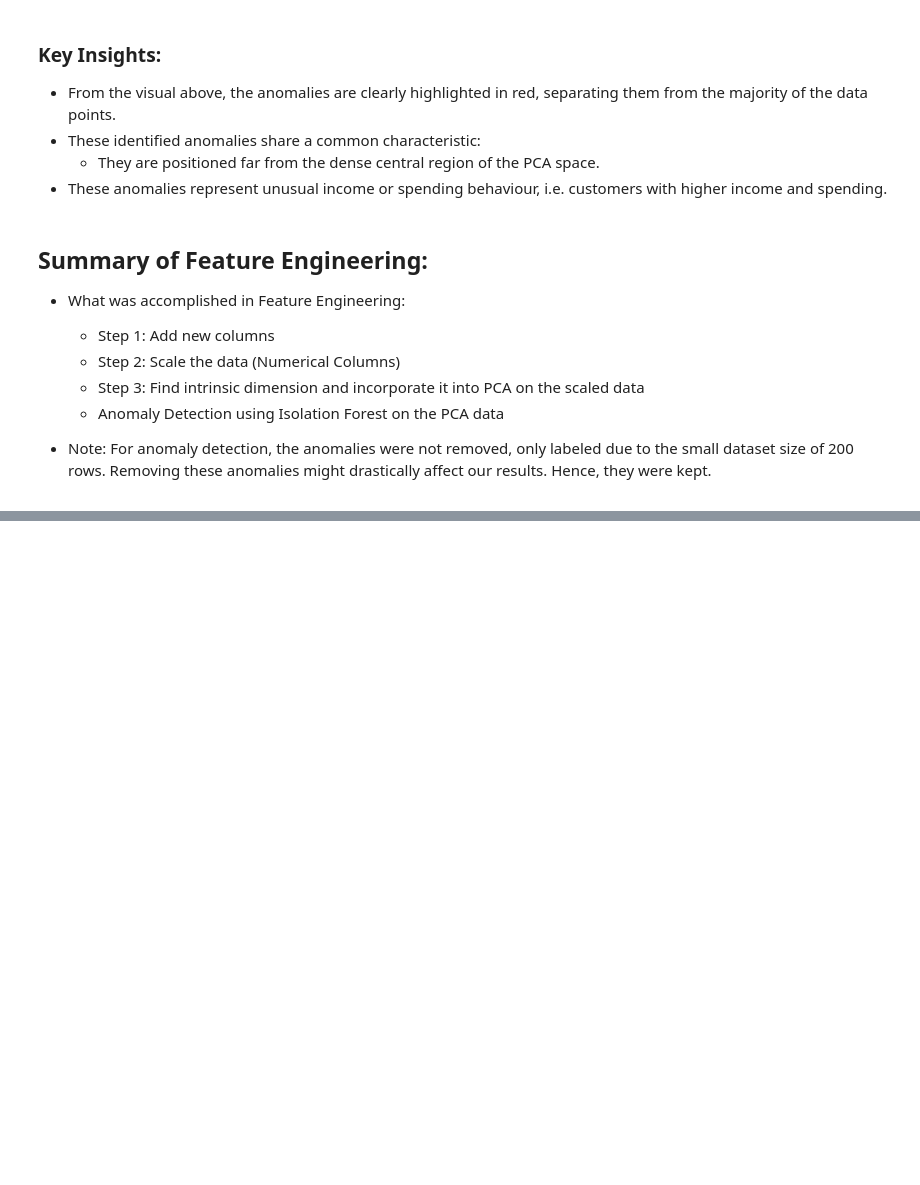
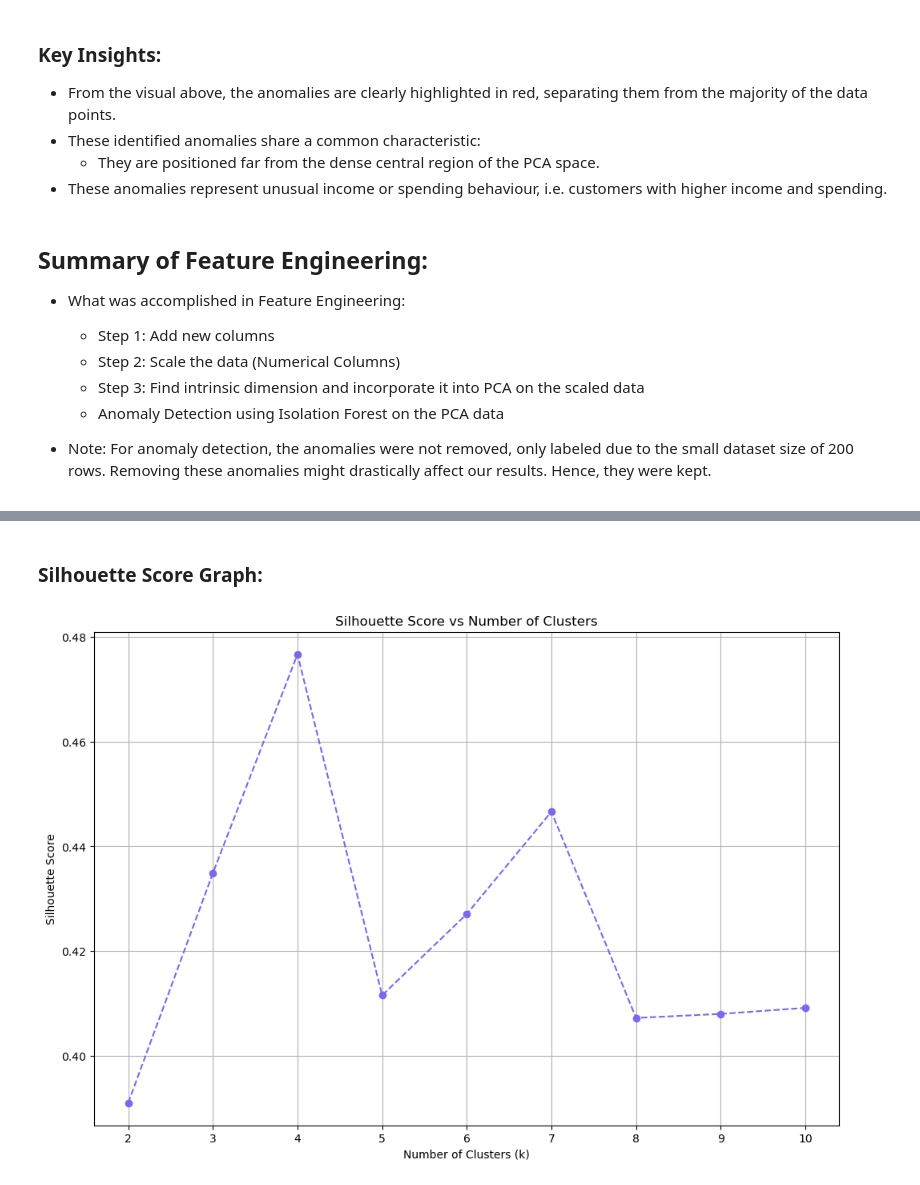
Before and after one commit to Cayden08/AIML, a Jupyter notebook: CA2/p2510893_CA2_PartA_Cayden.ipynb, the cells around one changed output, grey strips where cells are left out. Cells and saved outputs as stored; diff of their text form; code cells hidden in the pictures; blank space fills up the shorter version.

```diff
--- a/CA2/p2510893_CA2_PartA_Cayden.ipynb
+++ b/CA2/p2510893_CA2_PartA_Cayden.ipynb
@@ -640,0 +693,25 @@ plt.show()
+# %% [markdown]
+### **Silhouette Score Graph:**
+# %%
+k_values = range(2, 11)
+silhouette_scores = []
+
+for k in k_values:
+    kmeans = KMeans(
+        n_clusters=k,
+        random_state=42,
+        n_init=10
+    )
+    labels = kmeans.fit_predict(pca_df)
+    silhouette_scores.append(silhouette_score(pca_df, labels))
+
+
+plt.figure(figsize=(12, 8))
+plt.plot(list(k_values), silhouette_scores, marker='o', linestyle='--', color='mediumslateblue')
+plt.title('Silhouette Score vs Number of Clusters')
+plt.xlabel('Number of Clusters (k)')
+plt.ylabel('Silhouette Score')
+plt.grid(True)
+plt.show()
+# %% [output]
+[figure, added]
```
Also changed, not shown: parts of 14 cells of this notebook.
